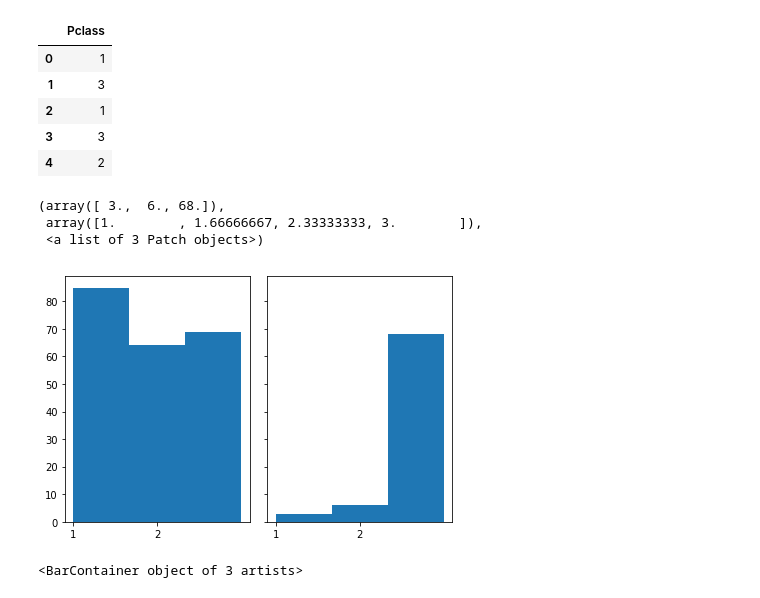
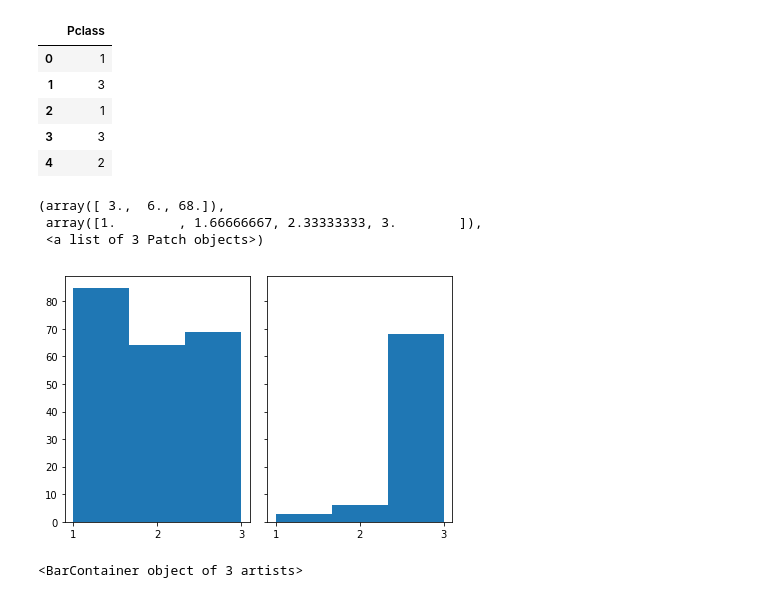
Before and after one commit to Pballer/dsc-using-sql-with-pandas-lab-dc-ds-071519, a Jupyter notebook: index.ipynb, the cells around one changed output. Saved outputs shown, nothing was run; the diff lists cells and outputs as text; code cells hidden in the pictures.

```diff
--- a/index.ipynb
+++ b/index.ipynb
@@ -321,14 +321,14 @@ survived_females_by_pclass_df.head()
 | 4 | 2 |
 # %%
 fig, axs = plt.subplots(1, 2, sharey=True, sharex=True, tight_layout=True)
-plt.xticks(range(1,3))
+plt.xticks(range(1,4))
 axs[0].hist('Pclass', data=survived_females_by_pclass_df, bins=3)
 axs[1].hist('Pclass', data=died_females_by_pclass_df, bins=3)
 # %% [output]
 (array([ 3.,  6., 68.]),
  array([1.        , 1.66666667, 2.33333333, 3.        ]),
  <a list of 3 Patch objects>)
-[figure, old version]
+[figure, new version]
 # %%
 fig, axs = plt.subplots(1, 2, sharey=True, sharex=True, tight_layout=True)
 axs[0].bar('Pclass', 'count', data=survived_females_by_pclass_df)
```
